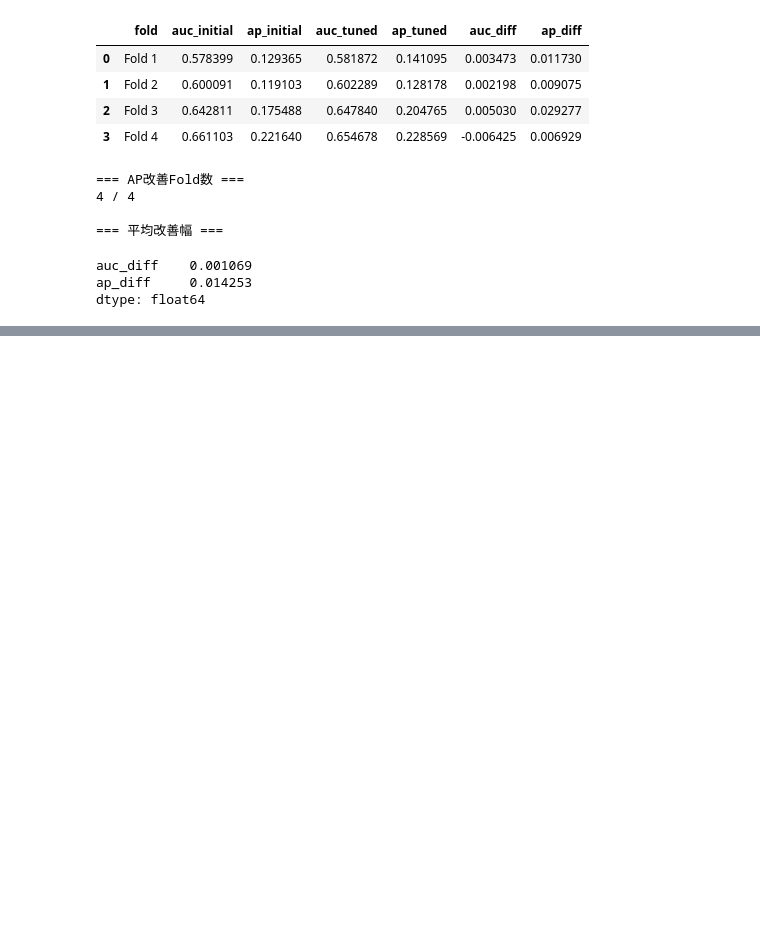
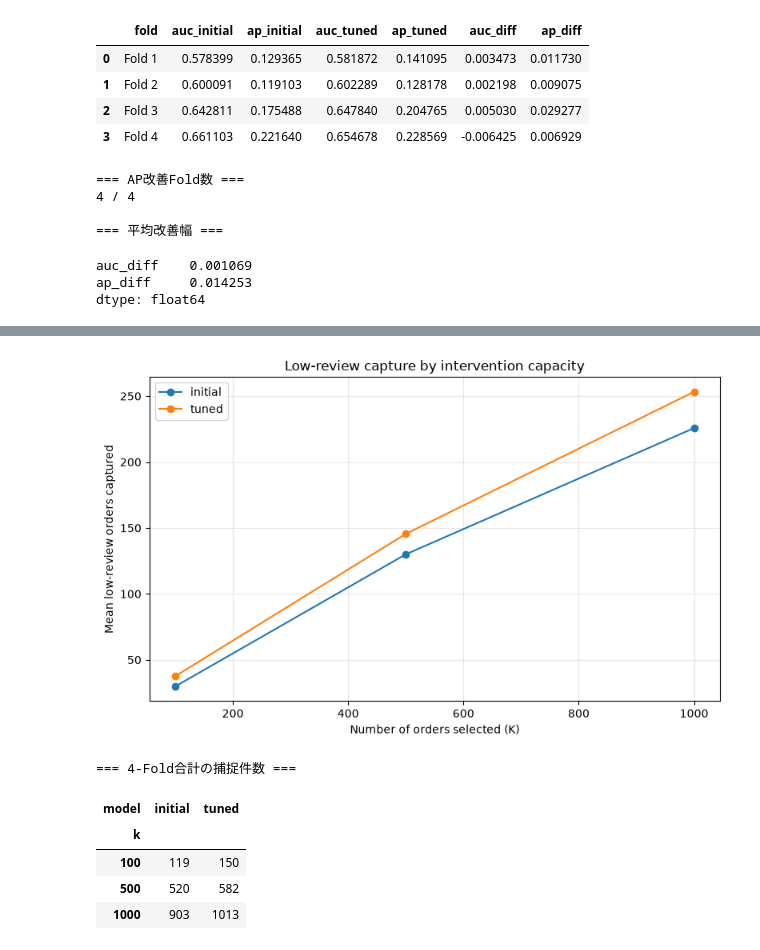
Before and after one commit to RyoShimoda/AWS_Python_data_analysis, a Jupyter notebook: notebooks/13_low_review_model_comparison.ipynb, the cells around one changed output, grey strips where cells are left out. Drawn from its saved outputs; the diff is of its cells as text; code cells hidden in the pictures; blank space fills up the shorter version.

```diff
--- a/notebooks/13_low_review_model_comparison.ipynb
+++ b/notebooks/13_low_review_model_comparison.ipynb
@@ -3875,0 +4040,50 @@ dtype: float64
+# %%
+# STEP 54-4：対応件数Kと低評価捕捉数の関係
+
+import matplotlib.pyplot as plt
+
+# Foldごとの捕捉件数をモデル別・K別に平均
+df_capture_summary = df_ranking_results.groupby(["model", "k"], as_index=False).agg(
+    captured_mean=("captured_positives", "mean"),
+    precision_mean=("precision_at_k", "mean"),
+    lift_mean=("lift_at_k", "mean"),
+)
+
+# 可視化
+fig, ax = plt.subplots(figsize=(8, 5))
+
+for model_name, group in df_capture_summary.groupby("model"):
+    ax.plot(
+        group["k"],
+        group["captured_mean"],
+        marker="o",
+        label=model_name,
+    )
+
+ax.set_xlabel("Number of orders selected (K)")
+ax.set_ylabel("Mean low-review orders captured")
+ax.set_title("Low-review capture by intervention capacity")
+ax.legend()
+ax.grid(alpha=0.3)
+
+plt.tight_layout()
+plt.show()
+
+# 4-Fold合計の捕捉件数も確認
+print("=== 4-Fold合計の捕捉件数 ===")
+display(
+    df_ranking_results.pivot_table(
+        index="k",
+        columns="model",
+        values="captured_positives",
+        aggfunc="sum",
+    )
+)
+# %% [output]
+[figure, added]
+=== 4-Fold合計の捕捉件数 ===
+| model | initial | tuned |
+| k |  |  |
+| 100 | 119 | 150 |
+| 500 | 520 | 582 |
+| 1000 | 903 | 1013 |
```
Also changed, not shown: parts of 3 cells of this notebook, 4 other files.
